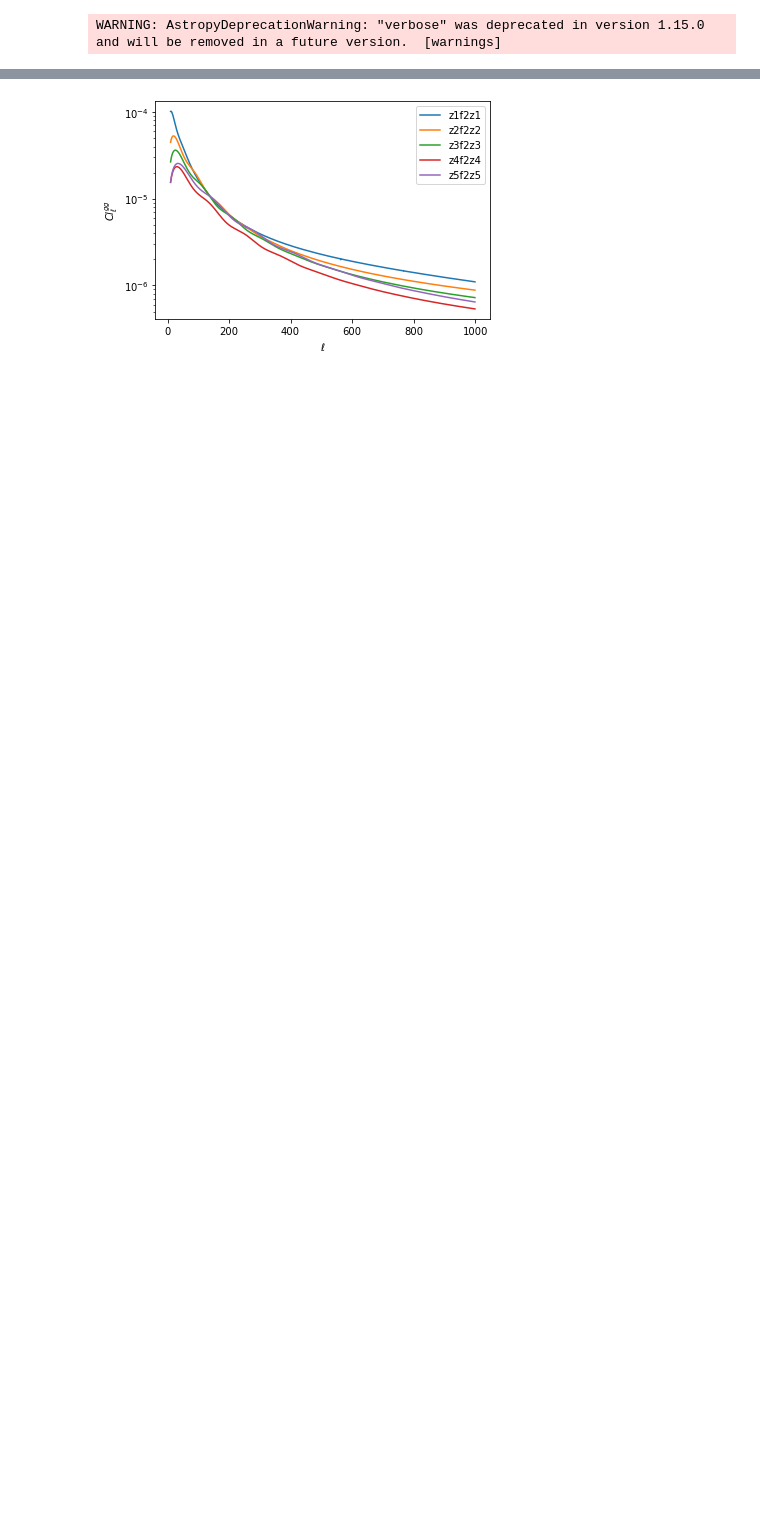
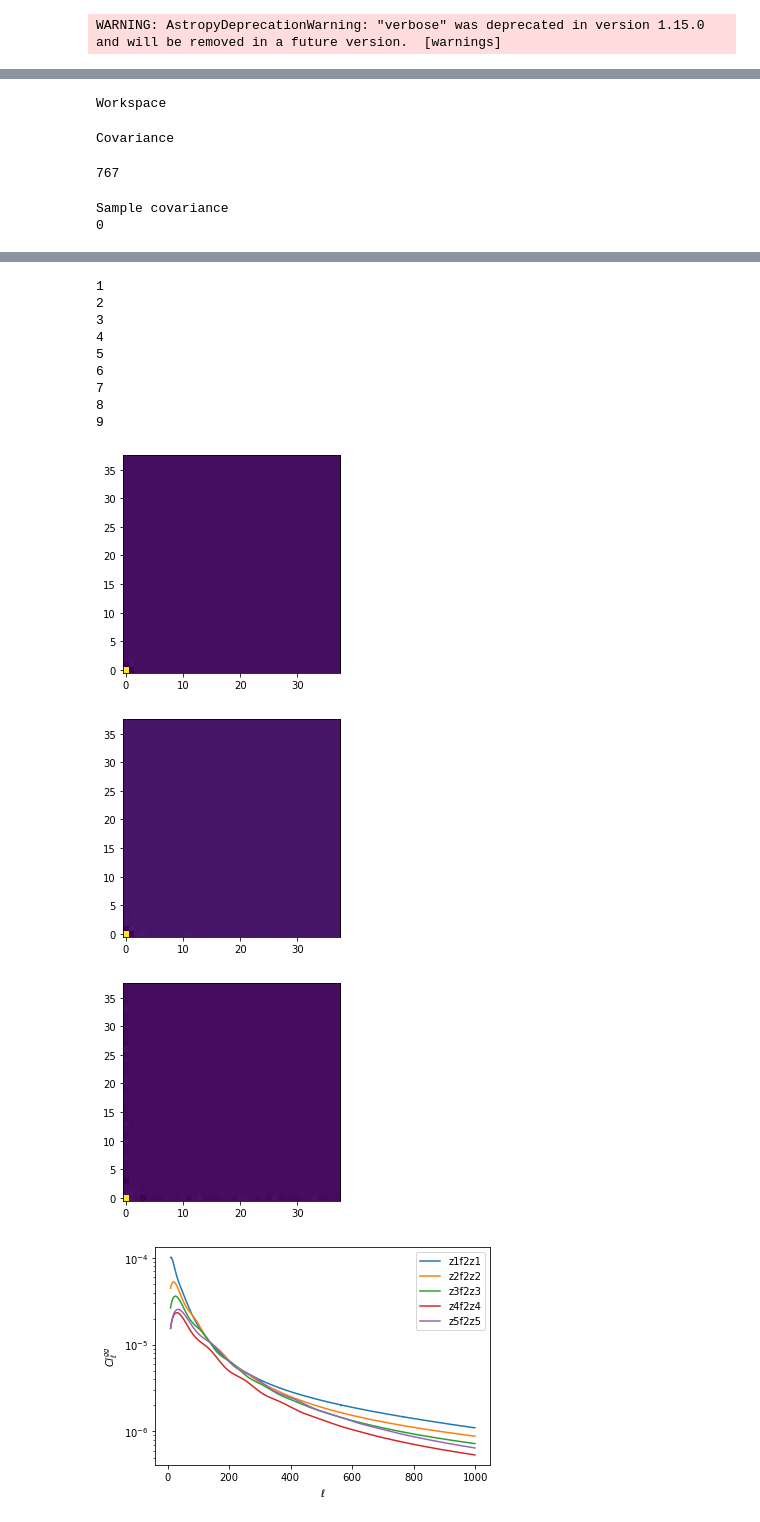
Before and after one commit to catketchup/DES_ACT_test, a Jupyter notebook: namaster_test.ipynb, the cells around one changed output, grey strips where cells are left out. Drawn from its saved outputs; the diff is of its cells as text; code cells hidden in the pictures; blank space fills up the shorter version.

```diff
--- a/namaster_test.ipynb
+++ b/namaster_test.ipynb
@@ -31,0 +43,4 @@ ellmax = 1000
+# %%
+# Let's generate one particular sample and its power spectrum.
+print("Field")
+f0, f2 = get_sample_field()
@@ -31,0 +50,32 @@ ellmax = 1000
+# %%
+# We will use 20 multipoles per bandpower.
+b = nmt.NmtBin.from_nside_linear(nside, 20)
+print("Workspace")
+w00 = nmt.NmtWorkspace()
+w00.compute_coupling_matrix(f0, f0, b)
+w02 = nmt.NmtWorkspace()
+w02.compute_coupling_matrix(f0, f2, b)
+w22 = nmt.NmtWorkspace()
+w22.compute_coupling_matrix(f2, f2, b)
+cl_00 = compute_master(f0, f0, w00)
+cl_02 = compute_master(f0, f2, w02)
+cl_22 = compute_master(f2, f2, w22)
+n_ell = len(cl_00[0])
+# %% [output]
+Workspace
+# %%
+# Let's now compute the Gaussian estimate of the covariance!
+print("Covariance")
+# First we generate a NmtCovarianceWorkspace object to precompute
+# and store the necessary coupling coefficients
+cw = nmt.NmtCovarianceWorkspace()
+# This is the time-consuming operation
+# Note that you only need to do this once,
+# regardless of spin
+cw.compute_coupling_coefficients(f0, f0, f0, f0)
+# %% [output]
+Covariance
+# %%
+cw.wsp.lmax
+# %% [output]
+767
@@ -31,0 +165,28 @@ ellmax = 1000
+# %%
+# Let's now compute the sample covariance
+# (we'll only do this for spin-0 for simplicity
+print("Sample covariance")
+nsamp = 10
+covar_sample = np.zeros([n_ell, n_ell])
+mean_sample = np.zeros(n_ell)
+for i in np.arange(nsamp):
+    print(i)
+    f, _ = get_sample_field()
+    cl = compute_master(f, f, w00)[0]
+    covar_sample += cl[None, :]*cl[:, None]
+    mean_sample += cl
+mean_sample /= nsamp
+covar_sample = covar_sample / nsamp
+covar_sample -= mean_sample[None, :] * mean_sample[:, None]
+
+# Let's plot them:
+plt.figure()
+plt.imshow(covar_TT_TT, origin='lower', interpolation='nearest')
+plt.figure()
+plt.imshow(covar_sample, origin='lower', interpolation='nearest')
+plt.figure()
+plt.imshow(covar_TT_TT-covar_sample, origin='lower', interpolation='nearest')
+plt.show()
+# %% [output]
+Sample covariance
+0
@@ -32,3 +194,15 @@ ellmax = 1000
+1
+2
+3
+4
+5
+6
+7
+8
+9
+[figure, added]
+[figure, added]
+[figure, added]
 # %%
 # plot galaxy x galaxy ps in the same redshift bins, linear galaxy scale
 maps = ['gg']
```
Also changed, not shown: parts of 6 cells of this notebook, 55 other files.
